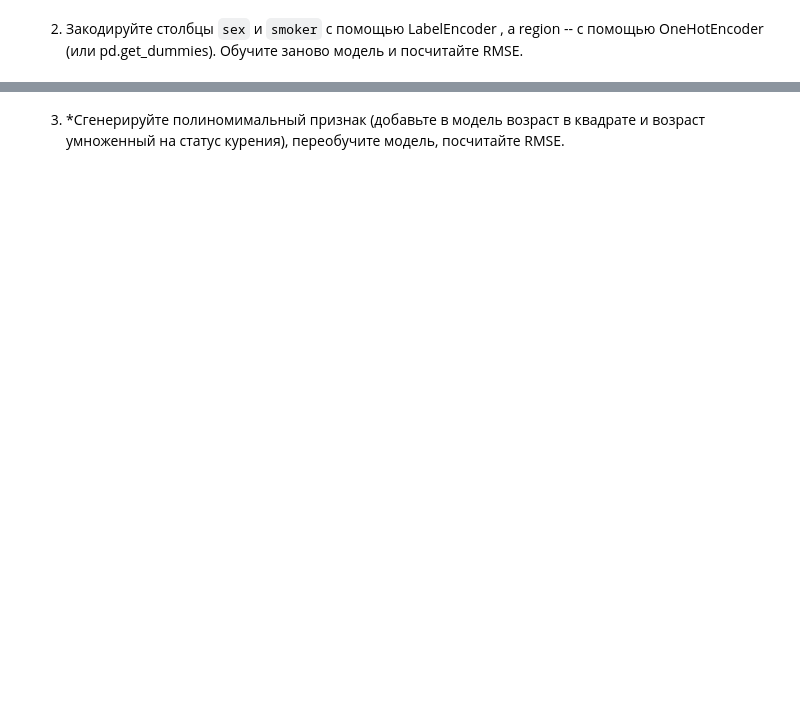
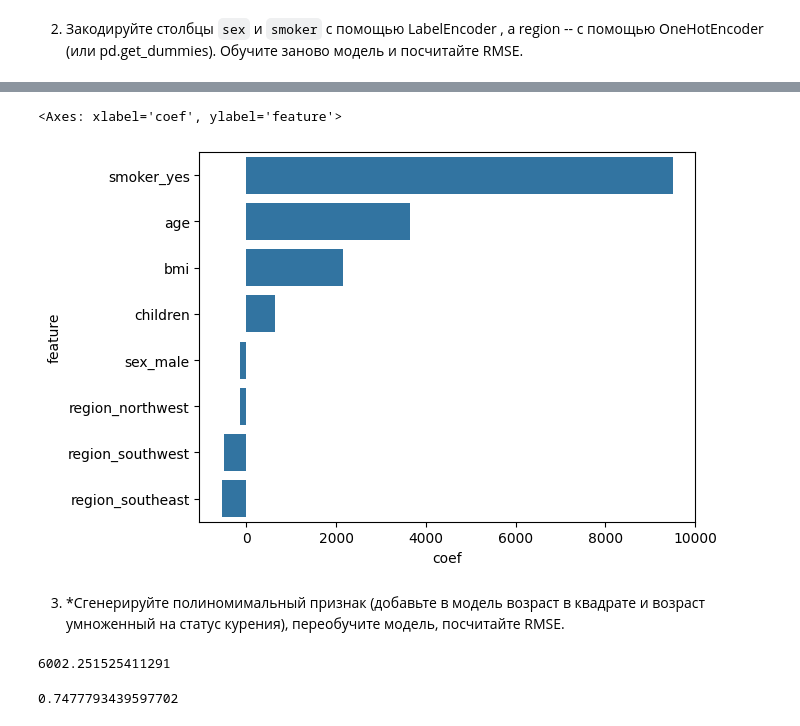
Before and after one commit to igumnov-daniel/HOCK_FEBRUARY_2023, a Jupyter notebook: 12_ML_2_regularization/12_1_regularization.ipynb, the cells around one changed output, grey strips where cells are left out. Cells and saved outputs as stored; diff of their text form; code cells hidden in the pictures; blank space fills up the shorter version.

```diff
--- a/12_ML_2_regularization/12_1_regularization.ipynb
+++ b/12_ML_2_regularization/12_1_regularization.ipynb
@@ -427,0 +633,8 @@ r2_score(y_test, y_pred)
+# %%
+model = LinearRegression()
+scaler = StandardScaler()
+X_train = scaler.fit_transform(X_train)
+X_test = scaler.transform(X_test)
+
+model.fit(X_train, y_train)
+y_pred = model.predict(X_test)
@@ -427,0 +649,4 @@ r2_score(y_test, y_pred)
+# %%
+coefs = pd.DataFrame({'feature': model.feature_names_in_, 'coef': model.coef_})
+coefs = coefs.sort_values(by='coef', ascending=False)
+coefs
@@ -428,2 +663,7 @@ r2_score(y_test, y_pred)
+# %%
+sns.barplot(data=coefs, y='feature', x='coef', orient='h')
+# %% [output]
+<Axes: xlabel='coef', ylabel='feature'>
+[figure, added]
 # %% [markdown]
 3. *Сгенерируйте полиномимальный признак (добавьте в модель возраст в квадрате и возраст умноженный на статус курения), переобучите модель, посчитайте RMSE.
@@ -429,0 +693,8 @@ r2_score(y_test, y_pred)
+# %%
+mean_squared_error(y_test, y_pred) ** 0.5
+# %% [output]
+6002.251525411291
+# %%
+r2_score(y_test, y_pred)
+# %% [output]
+0.7477793439597702
```
Also changed, not shown: parts of 62 cells of this notebook.
